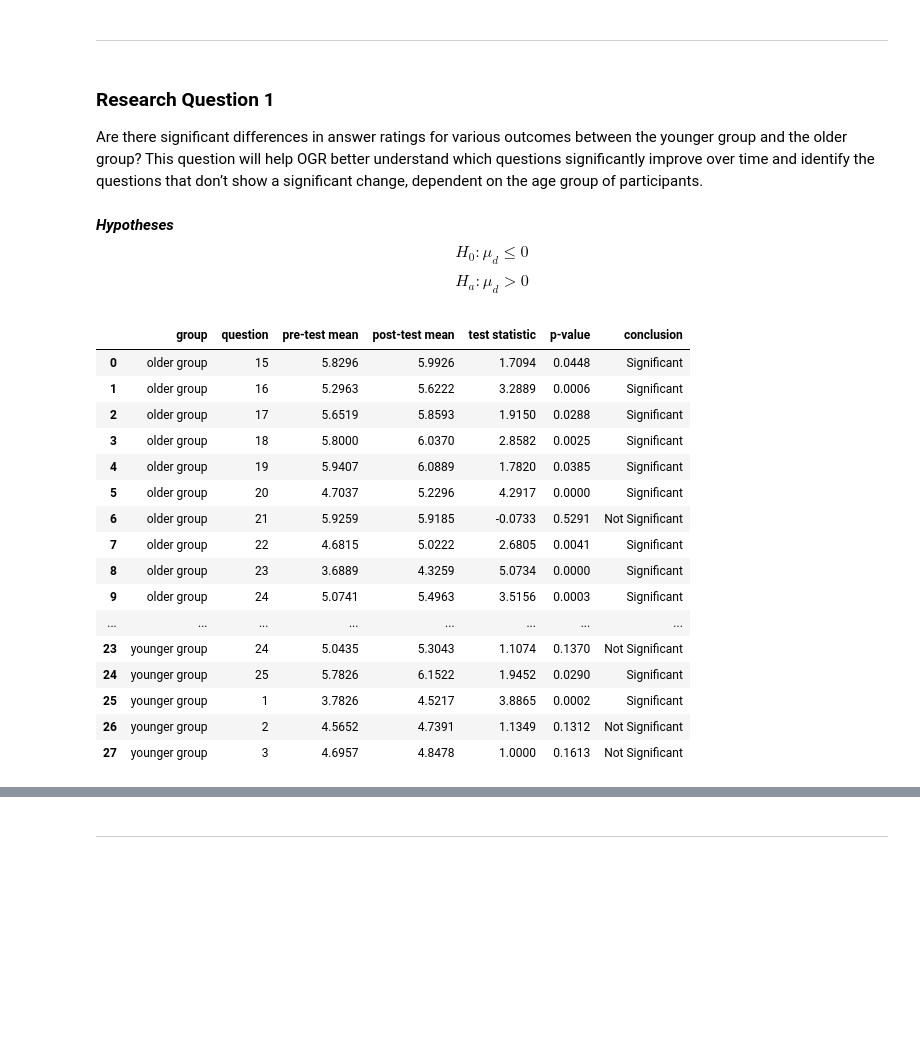
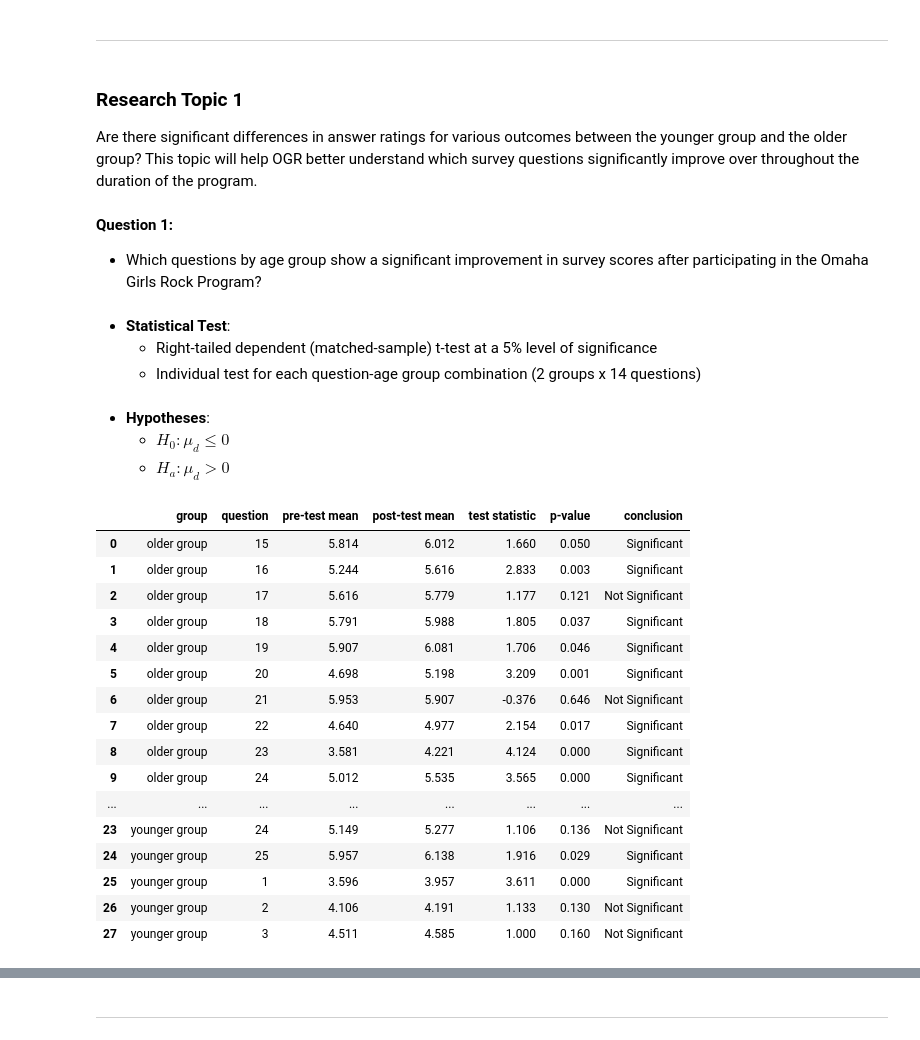
Before and after one commit to josh97ellis/omaha-girls-rock-analysis, a Jupyter notebook: notebooks/analysis.ipynb, the cells around one changed output, grey strips where cells are left out. Drawn from its saved outputs; the diff is of its cells as text; code cells hidden in the pictures; blank space fills up the shorter version.

```diff
--- a/notebooks/analysis.ipynb
+++ b/notebooks/analysis.ipynb
@@ -75,26 +51,35 @@ data_transformed[data_transformed['client']=='1681042018']
 # %% [markdown]
 ---
 # %% [markdown]
-### Research Question 1
-Are there significant differences in answer ratings for various outcomes between the younger group and the older group? This question will help OGR better understand which questions significantly improve over time and identify the questions that don’t show a significant change, dependent on the age group of participants.
+### Research Topic 1
+Are there significant differences in answer ratings for various outcomes between the younger group and the older group? This topic will help OGR better understand which survey questions significantly improve over throughout the duration of the program.
+# %% [markdown]
+**Question 1:**
+- Which questions by age group show a significant improvement in survey scores after participating in the Omaha Girls Rock Program?
+# %% [markdown]
+- **Statistical Test**:
+    - Right-tailed dependent (matched-sample) t-test at a 5% level of significance
+    - Individual test for each question-age group combination (2 groups x 14 questions)
 # %% [markdown]
-***Hypotheses***
-$$H_0: \mu_d \le 0$$
-$$H_a: \mu_d > 0$$
+- **Hypotheses**:
+    - $H_0: \mu_d \le 0$
+    - $H_a: \mu_d > 0$
 # %%
-age_data = data[['age_group', 'question', 'score_pretest', 'score_posttest', 'delta']].copy()
+age_data = data_transformed[['age_group', 'question', 'score_pretest', 'score_posttest', 'delta']].copy()
 
-data_li = []
-for group in age_data['age_group'].unique():
+# Prepare a list of individual dataframes for each test (28 Total)
+sample_data_list = []
+for age_group in age_data['age_group'].unique():
     for question in age_data['question'].unique():
         test_data = (
             age_data[
-                (age_data['age_group'] == group) &
+                (age_data['age_group'] == age_group) &
                 (age_data['question'] == question)]
             [['age_group', 'question', 'score_pretest', 'score_posttest']]
         )
-        data_li.append(test_data)
+        sample_data_list.append(test_data)
 
+# field lists for results table
 group_li = []
 question_li = []
 pretest_mean_li = []
@@ -103,58 +88,61 @@ test_statistic_li = []
 pvalue_li = []
 conclusion_li = []
 
-for sample in data_li:
+# Run a dependent t-test for each dataframe in data_list and store results in the respective field list
+for sample in sample_data_list:
     # Get Pre and Post Test Scores
     pretest_scores = sample['score_pretest']
     posttest_scores = sample['score_posttest']
 
     # Run dependent t-test
     test = stats.ttest_rel(
         posttest_scores,
         pretest_scores,
         alternative='greater')
 
     # Create Results
     pvalue = test[1]
 
-    if pvalue < .05:
+    if round(pvalue, 3) <= .050:
         conclusion_li.append('Significant')
     else:
         conclusion_li.append('Not Significant')
 
-    pvalue_li.append(round(pvalue, 4))
-    test_statistic_li.append(round(test[0], 4))
+    pvalue_li.append(round(pvalue, 3))
+    test_statistic_li.append(round(test[0], 3))
     group_li.append(sample.iloc[0,0])
     question_li.append(sample.iloc[0,1])
-    pretest_mean_li.append(round(pretest_scores.mean(), 4))
-    posttest_mean_li.append(round(posttest_scores.mean(), 4))
+    pretest_mean_li.append(round(pretest_scores.mean(), 3))
+    posttest_mean_li.append(round(posttest_scores.mean(), 3))
 
+
+# create results table
 results = pd.DataFrame({
     'group': group_li,
     'question': question_li,
     'pre-test mean': pretest_mean_li,
     'post-test mean': posttest_mean_li,
     'test statistic': test_statistic_li,
     'p-value': pvalue_li,
     'conclusion': conclusion_li
 })
 
 results
 # %% [output]
 |  | group | question | pre-test mean | post-test mean | test statistic | p-value | conclusion |
-| 0 | older group | 15 | 5.8296 | 5.9926 | 1.7094 | 0.0448 | Significant |
-| 1 | older group | 16 | 5.2963 | 5.6222 | 3.2889 | 0.0006 | Significant |
-| 2 | older group | 17 | 5.6519 | 5.8593 | 1.9150 | 0.0288 | Significant |
-| 3 | older group | 18 | 5.8000 | 6.0370 | 2.8582 | 0.0025 | Significant |
-| 4 | older group | 19 | 5.9407 | 6.0889 | 1.7820 | 0.0385 | Significant |
-| 5 | older group | 20 | 4.7037 | 5.2296 | 4.2917 | 0.0000 | Significant |
-| 6 | older group | 21 | 5.9259 | 5.9185 | -0.0733 | 0.5291 | Not Significant |
-| 7 | older group | 22 | 4.6815 | 5.0222 | 2.6805 | 0.0041 | Significant |
-| 8 | older group | 23 | 3.6889 | 4.3259 | 5.0734 | 0.0000 | Significant |
-| 9 | older group | 24 | 5.0741 | 5.4963 | 3.5156 | 0.0003 | Significant |
+| 0 | older group | 15 | 5.814 | 6.012 | 1.660 | 0.050 | Significant |
+| 1 | older group | 16 | 5.244 | 5.616 | 2.833 | 0.003 | Significant |
+| 2 | older group | 17 | 5.616 | 5.779 | 1.177 | 0.121 | Not Significant |
+| 3 | older group | 18 | 5.791 | 5.988 | 1.805 | 0.037 | Significant |
+| 4 | older group | 19 | 5.907 | 6.081 | 1.706 | 0.046 | Significant |
+| 5 | older group | 20 | 4.698 | 5.198 | 3.209 | 0.001 | Significant |
+| 6 | older group | 21 | 5.953 | 5.907 | -0.376 | 0.646 | Not Significant |
+| 7 | older group | 22 | 4.640 | 4.977 | 2.154 | 0.017 | Significant |
+| 8 | older group | 23 | 3.581 | 4.221 | 4.124 | 0.000 | Significant |
+| 9 | older group | 24 | 5.012 | 5.535 | 3.565 | 0.000 | Significant |
 | ... | ... | ... | ... | ... | ... | ... | ... |
-| 23 | younger group | 24 | 5.0435 | 5.3043 | 1.1074 | 0.1370 | Not Significant |
-| 24 | younger group | 25 | 5.7826 | 6.1522 | 1.9452 | 0.0290 | Significant |
-| 25 | younger group | 1 | 3.7826 | 4.5217 | 3.8865 | 0.0002 | Significant |
-| 26 | younger group | 2 | 4.5652 | 4.7391 | 1.1349 | 0.1312 | Not Significant |
-| 27 | younger group | 3 | 4.6957 | 4.8478 | 1.0000 | 0.1613 | Not Significant |
+| 23 | younger group | 24 | 5.149 | 5.277 | 1.106 | 0.136 | Not Significant |
+| 24 | younger group | 25 | 5.957 | 6.138 | 1.916 | 0.029 | Significant |
+| 25 | younger group | 1 | 3.596 | 3.957 | 3.611 | 0.000 | Significant |
+| 26 | younger group | 2 | 4.106 | 4.191 | 1.133 | 0.130 | Not Significant |
+| 27 | younger group | 3 | 4.511 | 4.585 | 1.000 | 0.160 | Not Significant |
```
Also changed, not shown: parts of 35 cells of this notebook, 2 other files.
